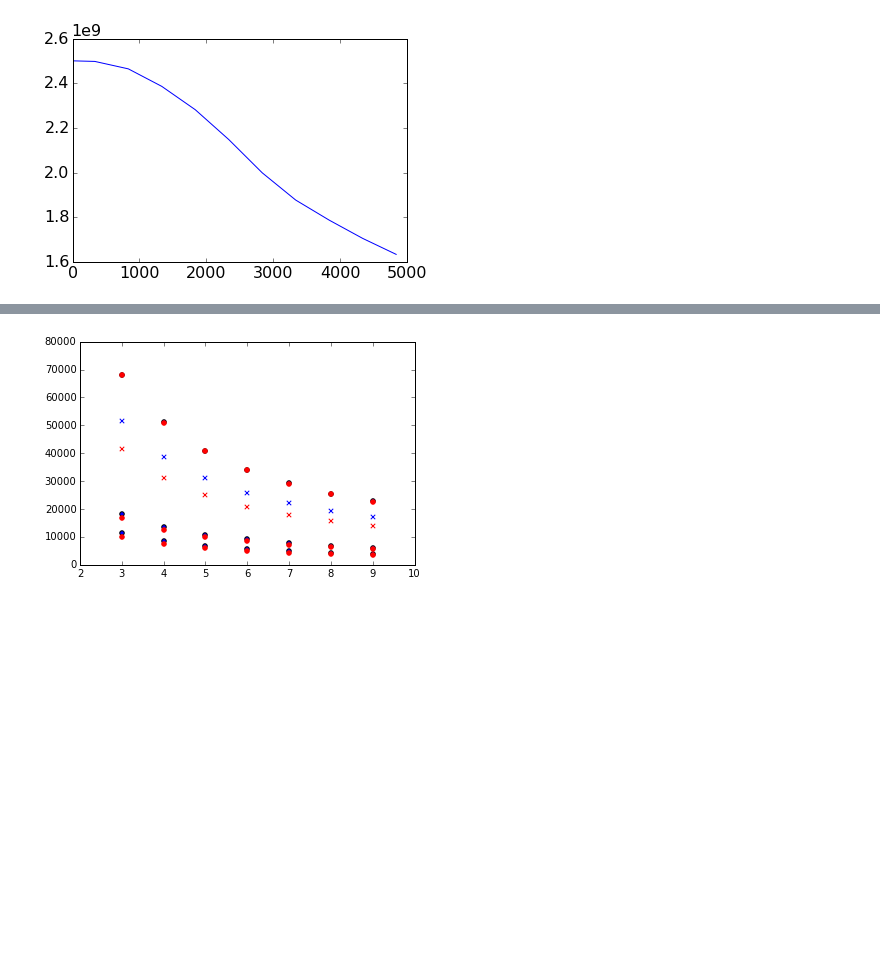
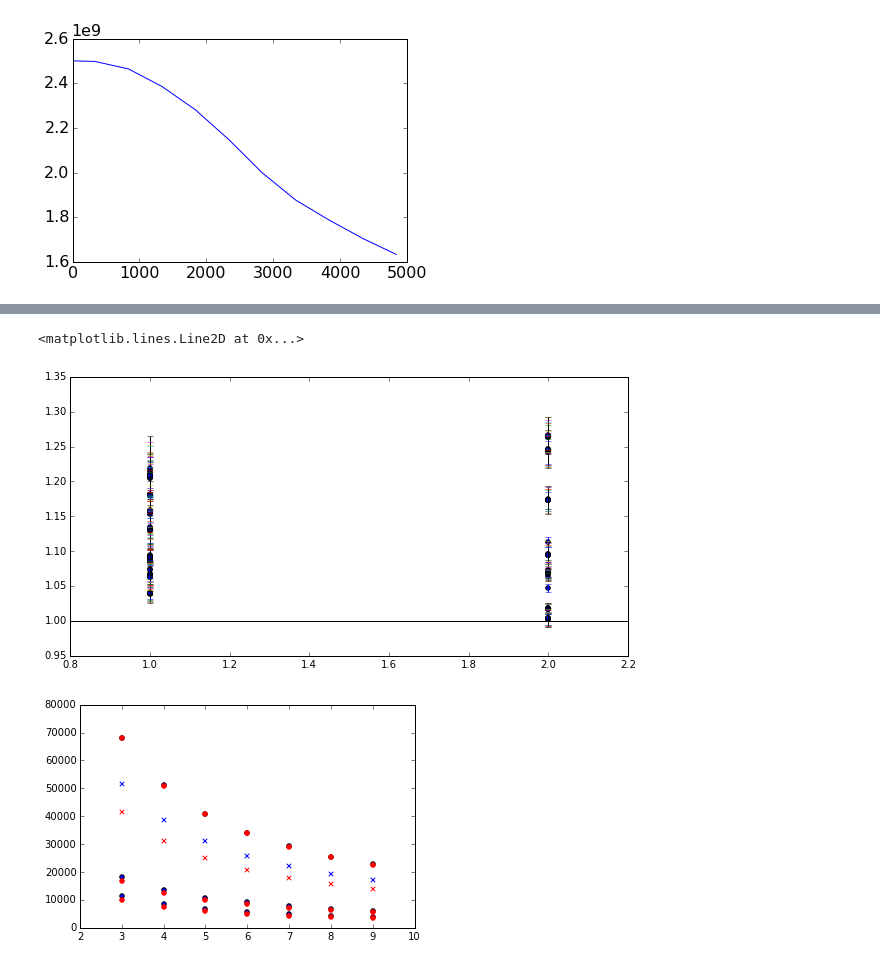
Before and after one commit to jedman/dedalus-leakylid, a Jupyter notebook: tau-comparison.ipynb, the cells around one changed output, grey strips where cells are left out. Saved outputs shown, nothing was run; the diff lists cells and outputs as text; code cells hidden in the pictures; blank space fills up the shorter version.

```diff
--- a/tau-comparison.ipynb
+++ b/tau-comparison.ipynb
@@ -108,3 +157,18 @@ plt.axhline(y = 1, xmin= 0, xmax = 1, color = 'black', ls = '--')
+# %%
+x = np.linspace(8,12)
+x = np.linspace(0,2)
+plt.figure(figsize=(10,5))
+for run in biglist:
+    for a in run:
+       # plt.scatter(np.log(a['tau']), np.log(a['tau_theory']), color = 'green')
+        plt.scatter(a['m'], a['tau']/a['tau_theory'])
+        plt.errorbar(a['m'], a['tau']/a['tau_theory'],yerr = a['std_err']*a['tau'] )
+plt.axhline(y=1, xmin = 0, xmax = 1, color = 'black')
+#plt.xlim(0,2)
+#plt.ylim(0,2)
+# %% [output]
+<matplotlib.lines.Line2D at 0x...>
+[figure, added]
 # %%
 for a in archive_list1:
     plt.scatter(a['k'], a['tau'])
```
Also changed, not shown: parts of 11 cells of this notebook, 1 other file.
